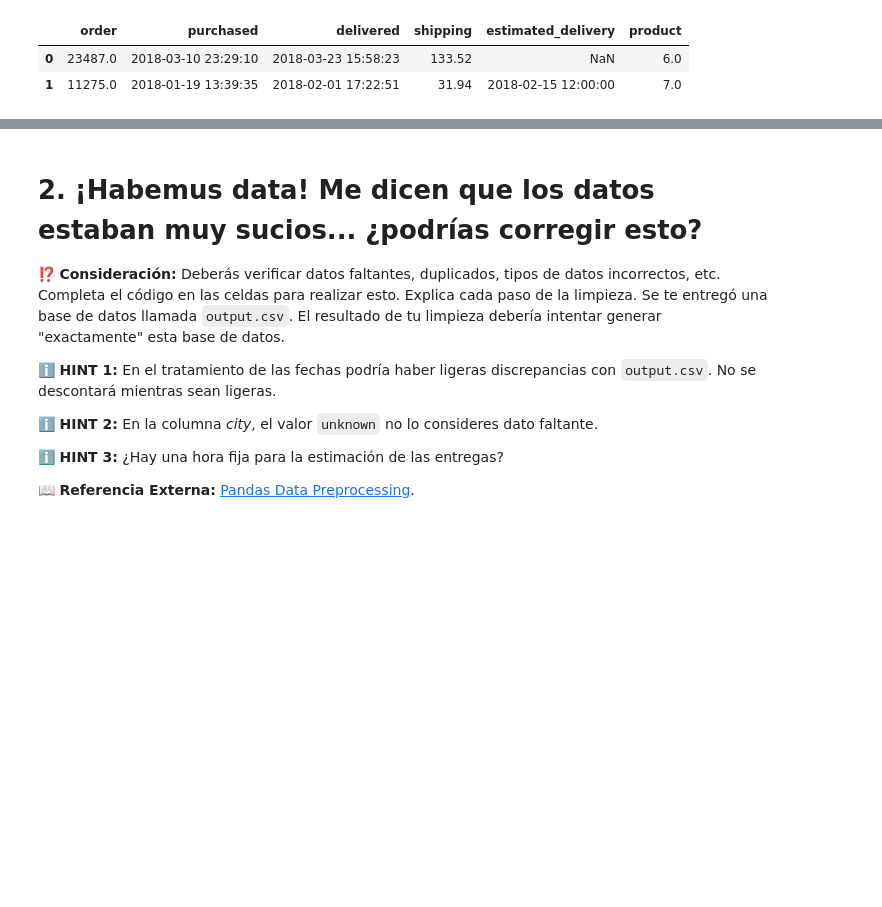
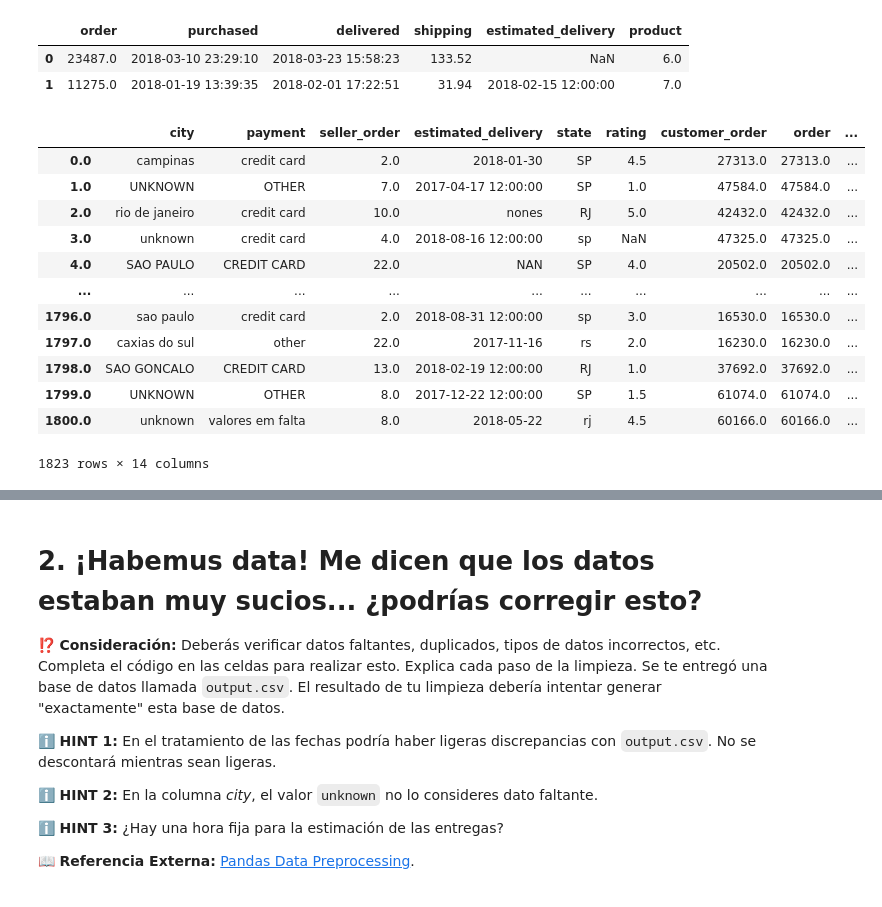
Before and after one commit to julvc/python_diplo, a Jupyter notebook: Julio_Varas_MP1.ipynb, the cells around one changed output, grey strips where cells are left out. Drawn from its saved outputs; the diff is of its cells as text; code cells hidden in the pictures; blank space fills up the shorter version.

```diff
--- a/Julio_Varas_MP1.ipynb
+++ b/Julio_Varas_MP1.ipynb
@@ -103,8 +103,22 @@ delivery.head(2)
 | 0 | 23487.0 | 2018-03-10 23:29:10 | 2018-03-23 15:58:23 | 133.52 | NaN | 6.0 |
 | 1 | 11275.0 | 2018-01-19 13:39:35 | 2018-02-01 17:22:51 | 31.94 | 2018-02-15 12:00:00 | 7.0 |
 # %%
-df = order.join(product.set_index('order'),lsuffix='_order', rsuffix='_product')# [ AGREGA TU CÓDIGO AQUÍ ]
-df = df.join(delivery.set_index('order'),lsuffix='_delivery', rsuffix='_order_product')
+df = order.join(product.set_index('order'),lsuffix='_order', rsuffix='_product')
+#df = df.join(delivery.set_index('order'),lsuffix='_delivery', rsuffix='_order_product')
 df
+# %% [output]
+|  | city | payment | seller_order | estimated_delivery | state | rating | customer_order | order | ... |
+| 0.0 | campinas | credit card | 2.0 | 2018-01-30 | SP | 4.5 | 27313.0 | 27313.0 | ... |
+| 1.0 | UNKNOWN | OTHER | 7.0 | 2017-04-17 12:00:00 | SP | 1.0 | 47584.0 | 47584.0 | ... |
+| 2.0 | rio de janeiro | credit card | 10.0 | nones | RJ | 5.0 | 42432.0 | 42432.0 | ... |
+| 3.0 | unknown | credit card | 4.0 | 2018-08-16 12:00:00 | sp | NaN | 47325.0 | 47325.0 | ... |
+| 4.0 | SAO PAULO | CREDIT CARD | 22.0 | NAN | SP | 4.0 | 20502.0 | 20502.0 | ... |
+| ... | ... | ... | ... | ... | ... | ... | ... | ... | ... |
+| 1796.0 | sao paulo | credit card | 2.0 | 2018-08-31 12:00:00 | sp | 3.0 | 16530.0 | 16530.0 | ... |
+| 1797.0 | caxias do sul | other | 22.0 | 2017-11-16 | rs | 2.0 | 16230.0 | 16230.0 | ... |
+| 1798.0 | SAO GONCALO | CREDIT CARD | 13.0 | 2018-02-19 12:00:00 | RJ | 1.0 | 37692.0 | 37692.0 | ... |
+| 1799.0 | UNKNOWN | OTHER | 8.0 | 2017-12-22 12:00:00 | SP | 1.5 | 61074.0 | 61074.0 | ... |
+| 1800.0 | unknown | valores em falta | 8.0 | 2018-05-22 | rj | 4.5 | 60166.0 | 60166.0 | ... |
+1823 rows × 14 columns
 # %%
 df.info()
```
Also changed, not shown: parts of 2 cells of this notebook.
